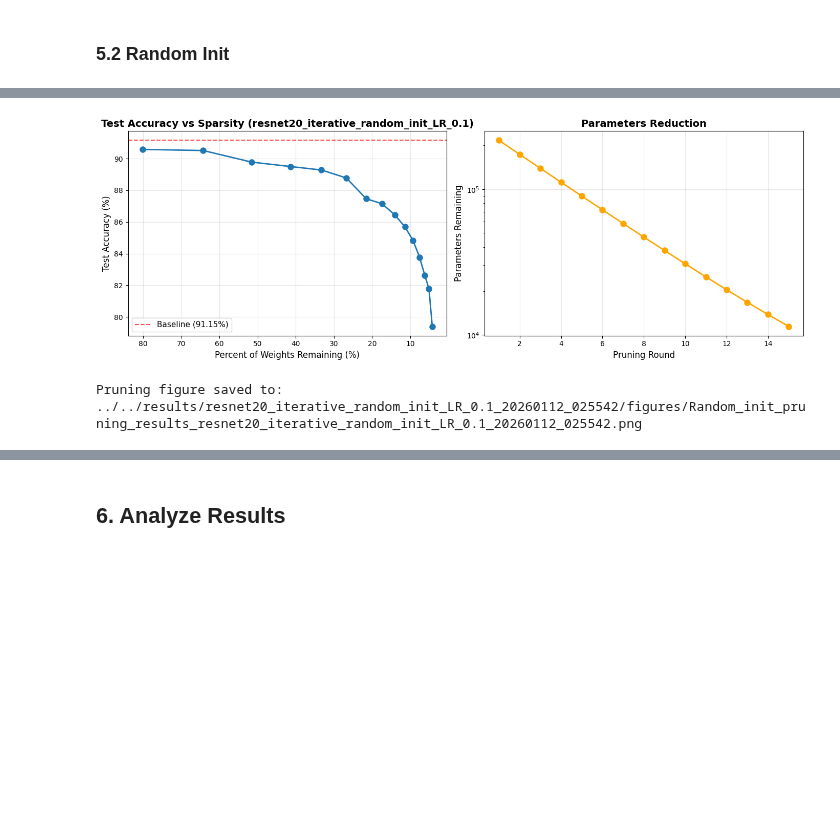
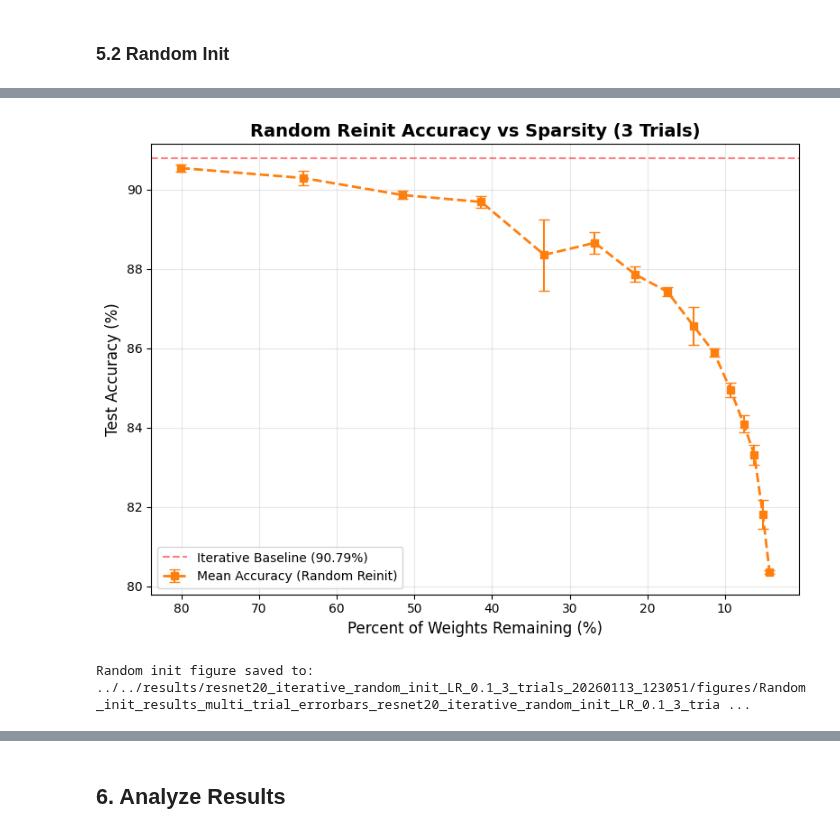
Before and after one commit to Jerry0209/ee411-lottery-ticket-hypothesis, a Jupyter notebook: notebooks/jerry/resnet18_iterative_random_init_experiment_LR_0.1_3_trials.ipynb, the cells around one changed output, grey strips where cells are left out. Saved outputs shown, nothing was run; the diff lists cells and outputs as text; code cells hidden in the pictures; blank space fills up the shorter version.

Commit message:
Complete Training: ResNet 18 LR = 0.1 Iterative + Random pruning with 3 trials

```diff
--- a/notebooks/jerry/resnet18_iterative_random_init_experiment_LR_0.1_3_trials.ipynb
+++ b/notebooks/jerry/resnet18_iterative_random_init_experiment_LR_0.1_3_trials.ipynb
@@ -1029,7 +1029,7 @@ for trial_idx, seed in enumerate(SEEDS):
             # Pass the same config structure you used in Phase 1
             config=pruning_config,
             epochs=epochs_per_round,
-            verbose=False
+            verbose=True
         )
 
         # Add metadata for plotting
@@ -1308,18 +1191,0 @@ Epoch 39 | Train Loss: 0.3203 | Val Loss: 0.5638 | Val Acc: 82.84% | Test Acc: 8
-# %%
-# Extract data for plotting
-# Iterative pruning
-rounds = [r['round'] for r in random_init_results]
-test_accuracies = [r['test_accuracy'] for r in random_init_results]
-remaining_params_pct = [r['remaining_params_pct'] for r in random_init_results]
-remaining_params = [r['remaining_params'] for r in random_init_results]
-
-# Print summary
-print("\n" + "="*70)
-print("Pruning Results Summary")
-print("="*70)
-print(f"{'Round':<8} {'Params %':<12} {'Params':<15} {'Test Acc %':<12}")
-print("-"*70)
-for r in random_init_results:
-    print(f"{r['round']:<8} {r['remaining_params_pct']:<12.2f} "
-          f"{r['remaining_params']:<15,} {r['test_accuracy']:<12.2f}")
-print("="*70)
@@ -1344,38 +1249,42 @@ Round    Params %     Params          Test Acc %
 # %%
-# --- Visualize ---
-fig, (ax1, ax2) = plt.subplots(1, 2, figsize=(14, 5))
+# --- Visualize Random Init with Error Bars ---
+fig, ax1 = plt.subplots(1, 1, figsize=(8, 6))
 
-# Plot 1: Accuracy vs Sparsity
-ax1.plot(remaining_params_pct, test_accuracies, 'o-', linewidth=2, markersize=8)
+# Convert to numpy arrays
+x_pct_rnd = np.array(remaining_params_pct_rnd)
+y_mean_rnd = np.array(acc_means_rnd)
+y_std_rnd = np.array(acc_stds_rnd)
 
-# Robust baseline line handling (CPU/GPU compatible)
-baseline_acc_val = 91.15
-# baseline_acc_val = test_accuracy.item() if isinstance(test_accuracy, torch.Tensor) else test_accuracy
-ax1.axhline(y=baseline_acc_val, color='r', linestyle='--', label=f'Baseline ({baseline_acc_val:.2f}%)', alpha=0.7)
+# ==============================================================================
+# Plot: Accuracy vs Sparsity (Random Init)
+# ==============================================================================
+
+# Error bar plot
+ax1.errorbar(x_pct_rnd, y_mean_rnd, yerr=y_std_rnd, fmt='s--',
+             linewidth=2, markersize=6, capsize=4, elinewidth=1.5,
+             color='tab:orange', ecolor='tab:orange', label='Mean Accuracy (Random Reinit)')
+
+# Baseline Handling (Optional: Compare against Iterative Baseline)
+# If 'baseline_mean' exists from the previous iterative block, we can use it.
+if 'baseline_mean' in globals():
+    ax1.axhline(y=baseline_mean, color='r', linestyle='--', label=f'Iterative Baseline ({baseline_mean:.2f}%)', alpha=0.5)
 
 ax1.set_xlabel('Percent of Weights Remaining (%)', fontsize=12)
 ax1.set_ylabel('Test Accuracy (%)', fontsize=12)
-ax1.set_title(f'Test Accuracy vs Sparsity ({model_name})', fontsize=14, fontweight='bold')
+ax1.set_title(f'Random Reinit Accuracy vs Sparsity ({n_trials_rnd} Trials)', fontsize=14, fontweight='bold')
 ax1.grid(True, alpha=0.3)
-ax1.legend(fontsize=11)
-ax1.invert_xaxis()
-
-# Plot 2: Params Reduction
-ax2.plot(rounds, remaining_params, 'o-', linewidth=2, markersize=8, color='orange')
-ax2.set_xlabel('Pruning Round', fontsize=12)
-ax2.set_ylabel('Parameters Remaining', fontsize=12)
-ax2.set_title('Parameters Reduction', fontsize=14, fontweight='bold')
-ax2.grid(True, alpha=0.3)
-ax2.set_yscale('log') # Log scale is great for pruning
+ax1.legend(fontsize=10)
+ax1.invert_xaxis()  # 100% -> 0%
 
 plt.tight_layout()
 
-# Save Pruning Figure
-random_init_pruning_fig_path = os.path.join(fig_dir, f"Random_init_pruning_results_{run_id}.png")
-plt.savefig(random_init_pruning_fig_path, dpi=150)
+# Save Figure
+if 'fig_dir' not in globals(): fig_dir = "."
+random_fig_path = os.path.join(fig_dir, f"Random_init_results_multi_trial_errorbars_{run_id}.png")
+plt.savefig(random_fig_path, dpi=300)
 plt.show()
 
-print(f"Pruning figure saved to: {random_init_pruning_fig_path}")
+print(f"Random init figure saved to: {random_fig_path}")
 # %% [output]
-[figure, old version]
+[figure, new version]
-Pruning figure saved to: ../../results/resnet20_iterative_random_init_LR_0.1_20260112_025542/figures/Random_init_pruning_results_resnet20_iterative_random_init_LR_0.1_20260112_025542.png
+Random init figure saved to: ../../results/resnet20_iterative_random_init_LR_0.1_3_trials_20260113_123051/figures/Random_init_results_multi_trial_errorbars_resnet20_iterative_random_init_LR_0.1_3_tria ...
```
Also changed, not shown: parts of 10 cells of this notebook, 3 other files.
